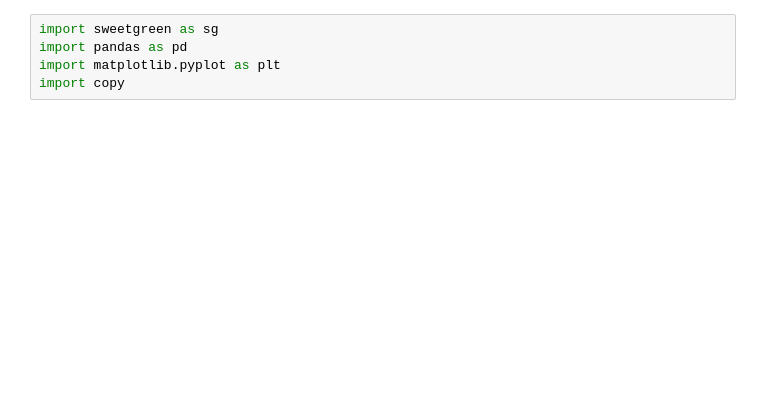
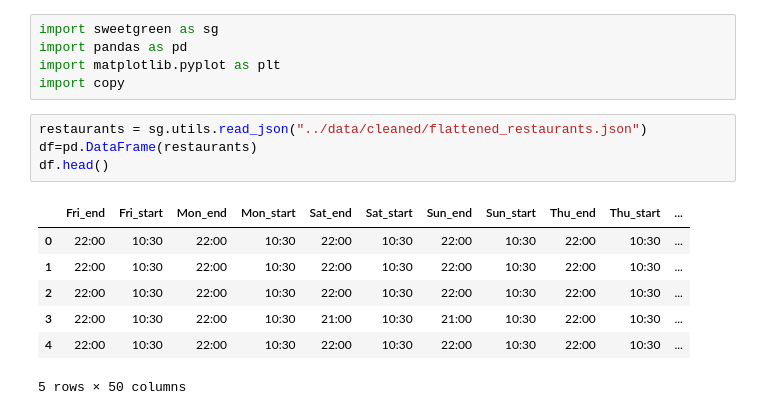
Before and after one commit to canyon289/sweetgreen, a Jupyter notebook: eda/Restaurants.ipynb, the cells around one changed output. Drawn from its saved outputs; the diff is of its cells as text; blank space fills up the shorter version.

Commit message:
Add restaurants exploratory analysis

```diff
--- a/eda/Restaurants.ipynb
+++ b/eda/Restaurants.ipynb
@@ -3,3 +10,15 @@ import sweetgreen as sg
 import pandas as pd
 import matplotlib.pyplot as plt
 import copy
+# %%
+restaurants = sg.utils.read_json("../data/cleaned/flattened_restaurants.json")
+df=pd.DataFrame(restaurants)
+df.head()
+# %% [output]
+|  | Fri_end | Fri_start | Mon_end | Mon_start | Sat_end | Sat_start | Sun_end | Sun_start | Thu_end | Thu_start | ... |
+| 0 | 22:00 | 10:30 | 22:00 | 10:30 | 22:00 | 10:30 | 22:00 | 10:30 | 22:00 | 10:30 | ... |
+| 1 | 22:00 | 10:30 | 22:00 | 10:30 | 22:00 | 10:30 | 22:00 | 10:30 | 22:00 | 10:30 | ... |
+| 2 | 22:00 | 10:30 | 22:00 | 10:30 | 22:00 | 10:30 | 22:00 | 10:30 | 22:00 | 10:30 | ... |
+| 3 | 22:00 | 10:30 | 22:00 | 10:30 | 21:00 | 10:30 | 21:00 | 10:30 | 22:00 | 10:30 | ... |
+| 4 | 22:00 | 10:30 | 22:00 | 10:30 | 22:00 | 10:30 | 22:00 | 10:30 | 22:00 | 10:30 | ... |
+5 rows × 50 columns
```
Also changed, not shown: parts of 19 cells of this notebook.
